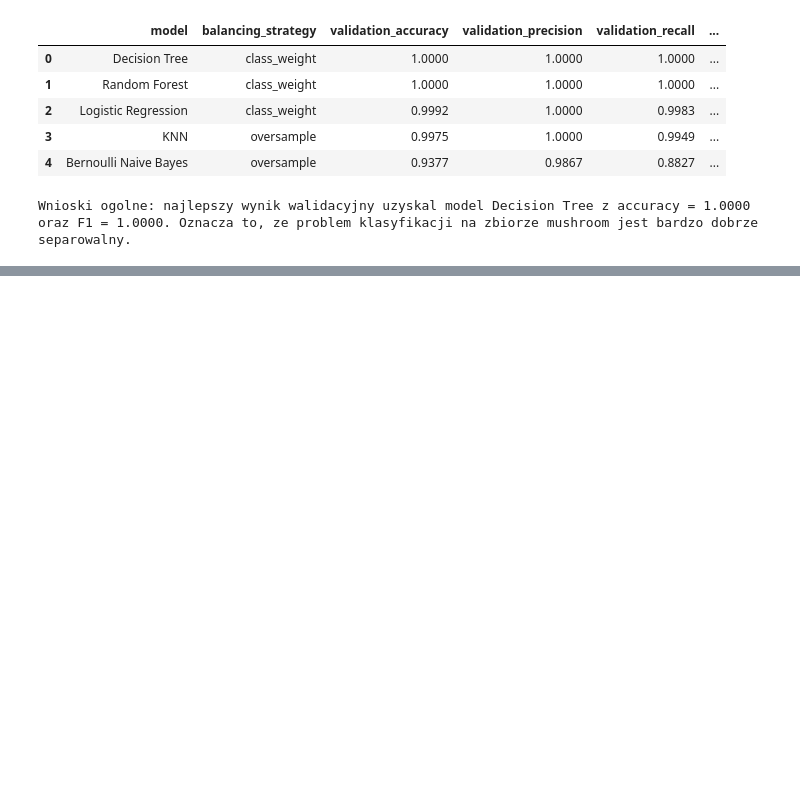
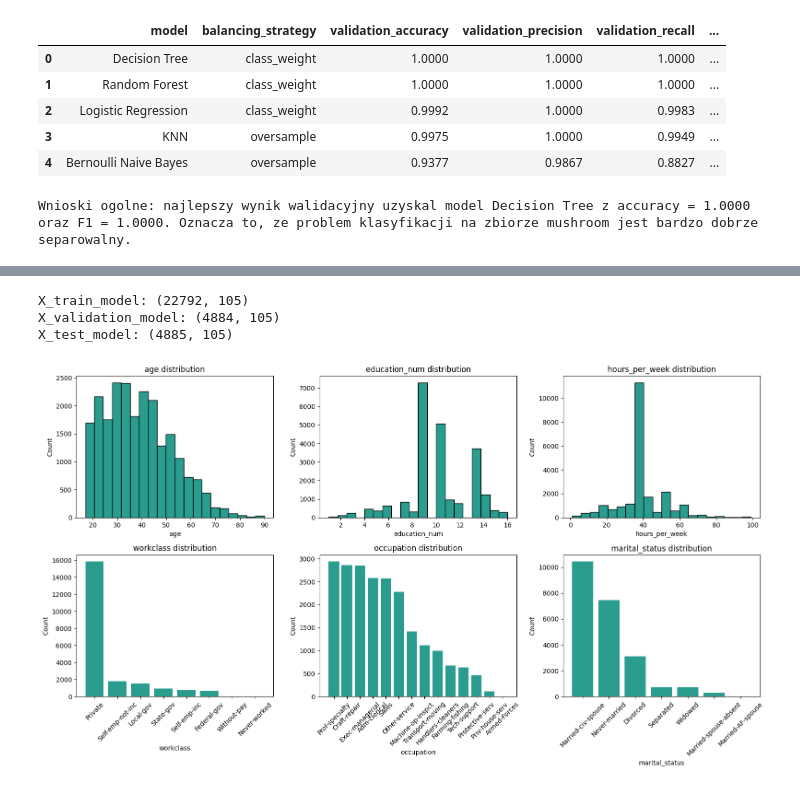
Before and after one commit to KacperKukula/kkksm-machine-learning, a Jupyter notebook: kkksm_mushrooms_datebase/00_data_preprocessing_and_balance.ipynb, the cells around one changed output, grey strips where cells are left out. Cells and saved outputs as stored; diff of their text form; code cells hidden in the pictures; blank space fills up the shorter version.

```diff
--- a/kkksm_mushrooms_datebase/00_data_preprocessing_and_balance.ipynb
+++ b/kkksm_mushrooms_datebase/00_data_preprocessing_and_balance.ipynb
@@ -258,0 +368,14 @@ Wnioski ogolne: najlepszy wynik walidacyjny uzyskal model Decision Tree z accura
+# %%
+adult_preprocessed = preprocess_after_split(adult_train_df, adult_validation_df, adult_test_df)
+
+print("X_train_model:", adult_preprocessed["X_train_model"].shape)
+print("X_validation_model:", adult_preprocessed["X_validation_model"].shape)
+print("X_test_model:", adult_preprocessed["X_test_model"].shape)
+# %% [output]
+X_train_model: (22792, 105)
+X_validation_model: (4884, 105)
+X_test_model: (4885, 105)
+# %%
+plot_feature_histograms(adult_train_df, dataset_name="adult_income")
+# %% [output]
+[figure, added]
```
Also changed, not shown: parts of 19 cells of this notebook, 2 other files.
